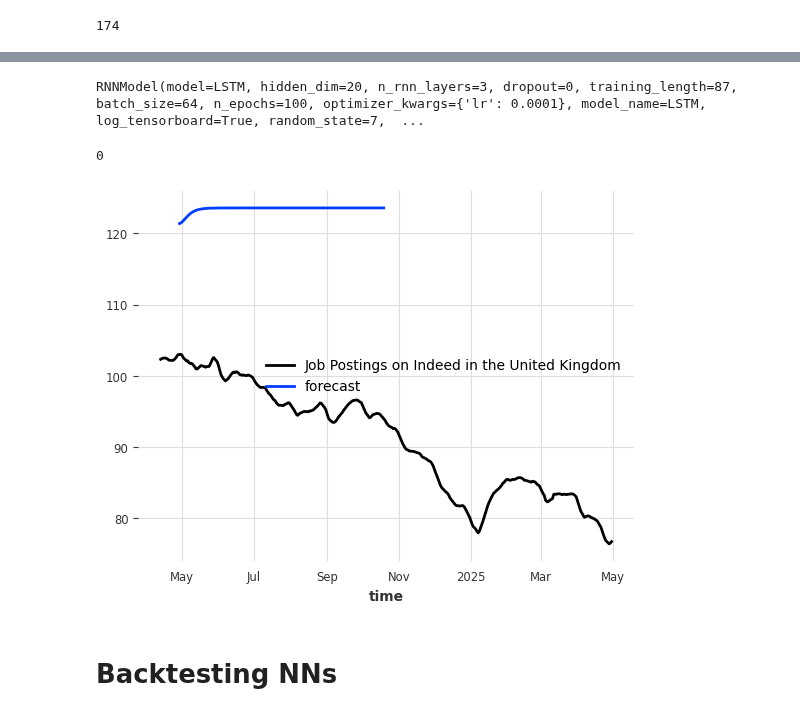
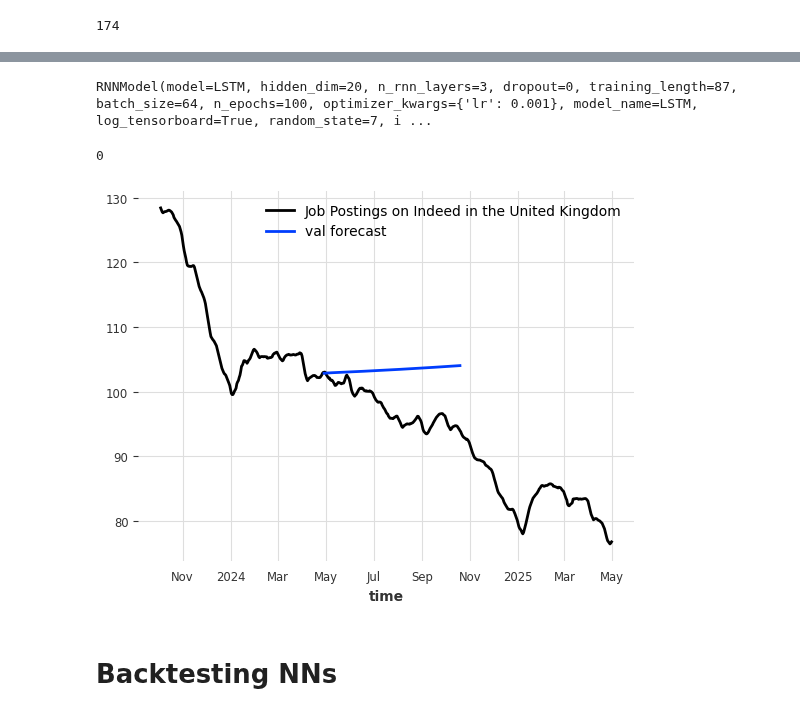
Before and after one commit to GothamAnalytics-7/ASTP, a Jupyter notebook: notebooks/ASTP_Parte2_NNModels.ipynb, the cells around one changed output, grey strips where cells are left out. Cells and saved outputs as stored; diff of their text form; code cells hidden in the pictures.

Commit message:
outputs missing de NN e arranja LSTM

```diff
--- a/notebooks/ASTP_Parte2_NNModels.ipynb
+++ b/notebooks/ASTP_Parte2_NNModels.ipynb
@@ -85,7 +85,7 @@ series = data_ts[series_chosen]
 series_name = series_names[series_chosen]
 # %%
 splitting = 0.9
-visualizing = 0.8
+visualizing = 0.7
 # %%
 train, test = series.split_before(splitting)
 train, val = train.split_before(splitting)
@@ -134,8 +134,10 @@ from darts.models import NBEATSModel
 nbeats_model = NBEATSModel(
     input_chunk_length=24,
     output_chunk_length=12,
+    batch_size=64,
     n_epochs=100,
-    random_state=0,
+    random_state=7,
+    optimizer_kwargs={"lr": 1e-3},
     model_name="NBEATS",
     log_tensorboard=True,
     pl_trainer_kwargs=pl_trainer_kwargs
@@ -207,7 +209,7 @@ lstm_model = RNNModel(
     dropout=0,
     batch_size=64,
     n_epochs=100,
-    optimizer_kwargs={"lr": 1e-4},
+    optimizer_kwargs={"lr": 1e-3},
     model_name="LSTM",
     log_tensorboard=True,
     random_state=7,
@@ -251,7 +253,7 @@ plt.show()
 # %%
 lstm_model.load_from_checkpoint("LSTM", best=True)
 # %% [output]
-RNNModel(model=LSTM, hidden_dim=20, n_rnn_layers=3, dropout=0, training_length=87, batch_size=64, n_epochs=100, optimizer_kwargs={'lr': 0.0001}, model_name=LSTM, log_tensorboard=True, random_state=7,  ...
+RNNModel(model=LSTM, hidden_dim=20, n_rnn_layers=3, dropout=0, training_length=87, batch_size=64, n_epochs=100, optimizer_kwargs={'lr': 0.001}, model_name=LSTM, log_tensorboard=True, random_state=7, i ...
 # %%
 val_preds = transformer.inverse_transform(lstm_model.predict(len(val)))
 # %%
@@ -260,11 +262,11 @@ lstm_model.first_prediction_index
 0
 # %%
 series.drop_before(visualizing).plot()
-val_preds.plot(label="forecast", low_quantile=0.05, high_quantile=0.95)
+val_preds.plot(label="val forecast", low_quantile=0.05, high_quantile=0.95)
 plt.legend()
 plt.show()
 # %% [output]
-[figure, old version]
+[figure, new version]
 # %% [markdown]
 # Backtesting NNs
 # %%
```
Also changed, not shown: parts of 12 cells of this notebook, 1 other file.
